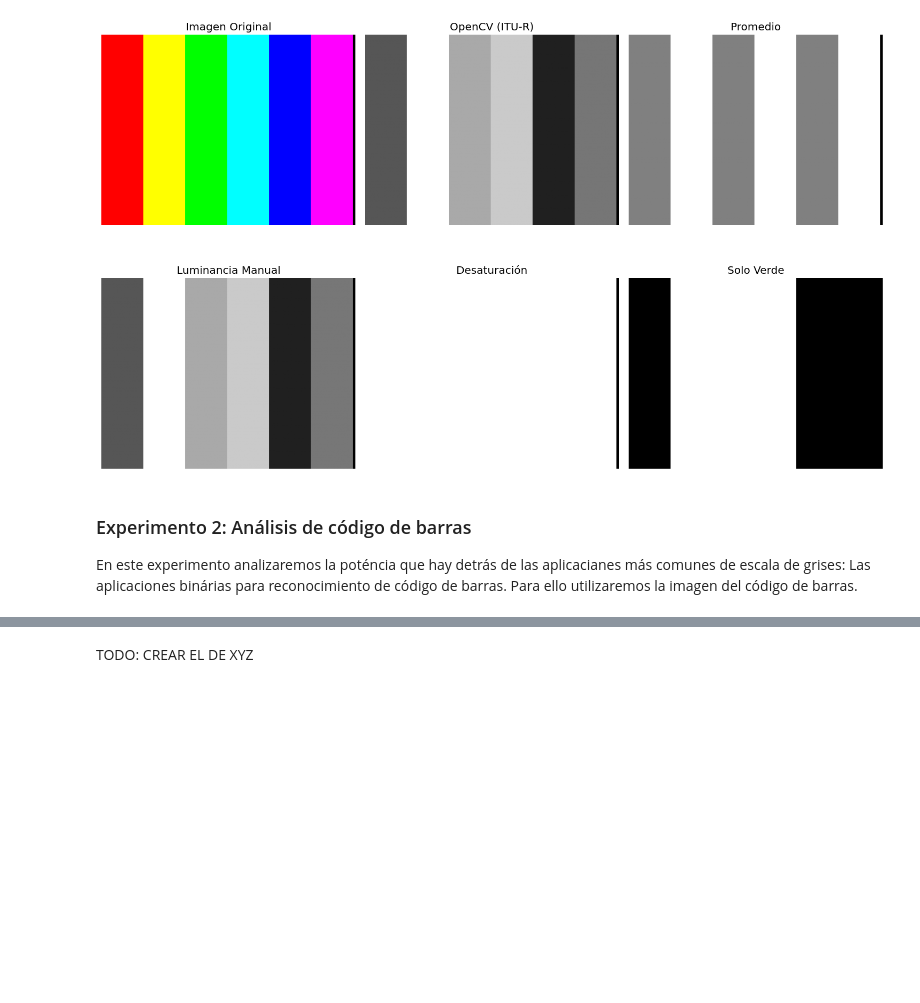
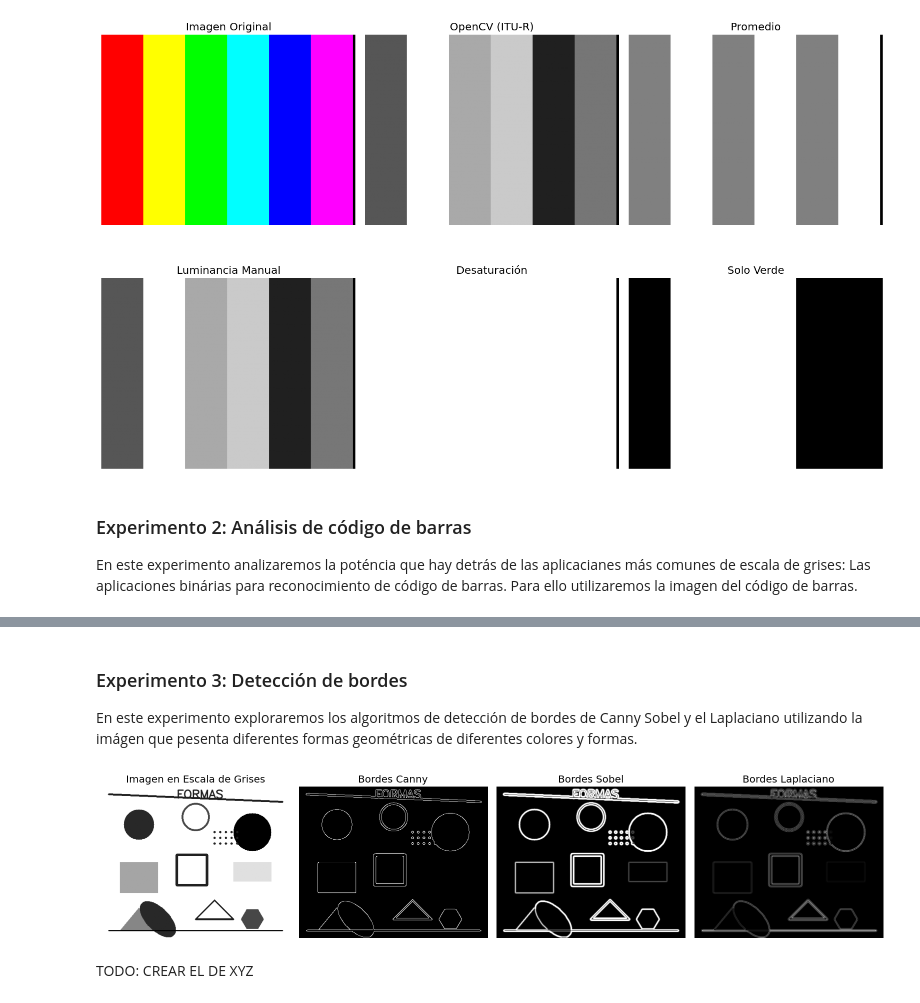
Before and after one commit to Shovar/UA2_AA1.-Comparaci-n-de-distintos-espacios-de-color-en-im-genes-digitales, a Jupyter notebook: espacios_color.ipynb, the cells around one changed output, grey strips where cells are left out. Drawn from its saved outputs; the diff is of its cells as text; code cells hidden in the pictures; blank space fills up the shorter version.

```diff
--- a/espacios_color.ipynb
+++ b/espacios_color.ipynb
@@ -1172,3 +1151,6 @@ plt.show()
+# %% [markdown]
+### Experimento 3: Detección de bordes
+En este experimento exploraremos los algoritmos de detección de bordes de Canny Sobel y el Laplaciano utilizando la imágen que pesenta diferentes formas geométricas de diferentes colores y formas.
 # %%
 
 # Detección de bordes en escala de grises
@@ -1189,34 +1171,36 @@ def detectar_bordes(imagen_gris):
     # Operador Laplaciano
     laplaciano = cv2.Laplacian(suavizada, cv2.CV_64F)
     laplaciano = np.uint8(np.clip(np.abs(laplaciano), 0, 255))
 
     return bordes_canny, sobel_combined, laplaciano
 
 # Convertir imagen de colores a escala de grises para detección de bordes
-gris_para_bordes = cv2.cvtColor(img_gradiente, cv2.COLOR_BGR2GRAY)
+gris_para_bordes = cv2.cvtColor(img_formas, cv2.COLOR_BGR2GRAY)
 canny, sobel, laplaciano = detectar_bordes(gris_para_bordes)
 
 # Visualizar detección de bordes
 fig, axes = plt.subplots(1, 4, figsize=(16, 4))
 
 axes[0].imshow(gris_para_bordes, cmap='gray')
 axes[0].set_title('Imagen en Escala de Grises')
 axes[0].axis('off')
 
 axes[1].imshow(canny, cmap='gray')
 axes[1].set_title('Bordes Canny')
 axes[1].axis('off')
 
 axes[2].imshow(sobel, cmap='gray')
 axes[2].set_title('Bordes Sobel')
 axes[2].axis('off')
 
 axes[3].imshow(laplaciano, cmap='gray')
 axes[3].set_title('Bordes Laplaciano')
 axes[3].axis('off')
 
 plt.tight_layout()
 plt.show()
+# %% [output]
+[figure, added]
 # %% [markdown]
 TODO: CREAR EL DE XYZ
 # %% [markdown]
```
Also changed, not shown: parts of 8 cells of this notebook, 1 other file.
